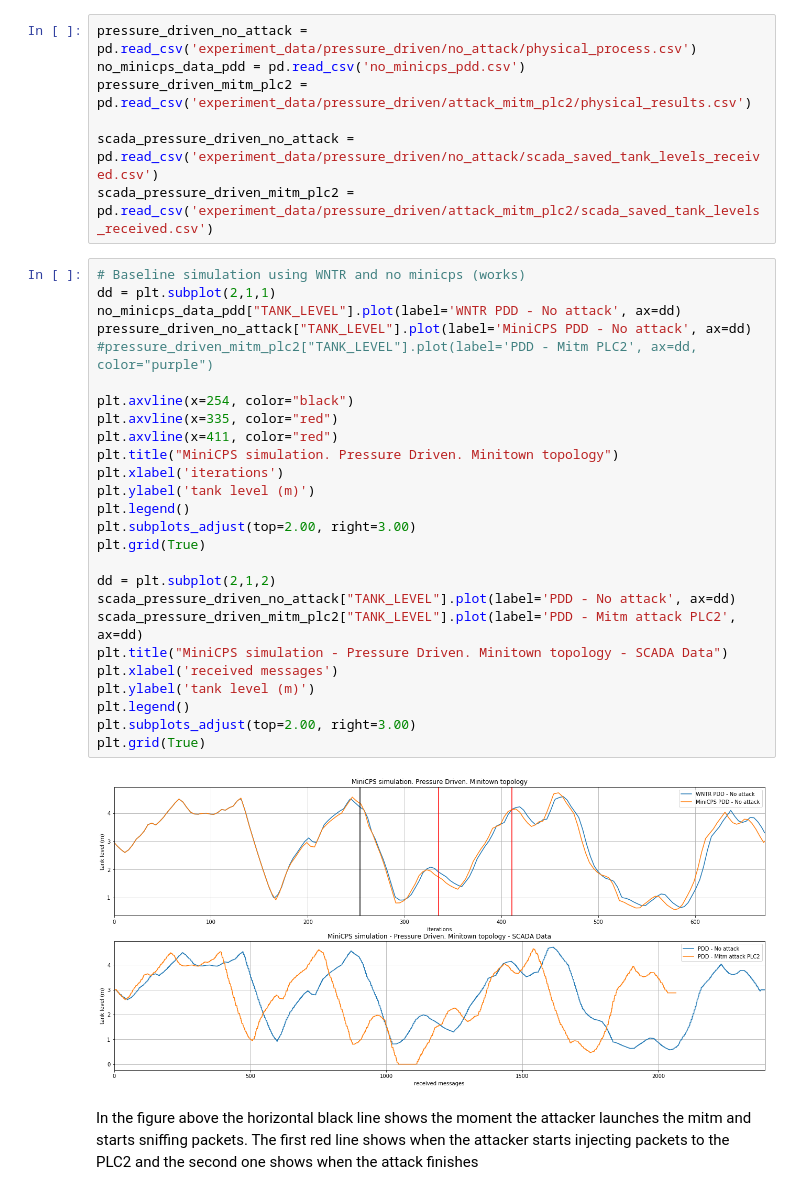
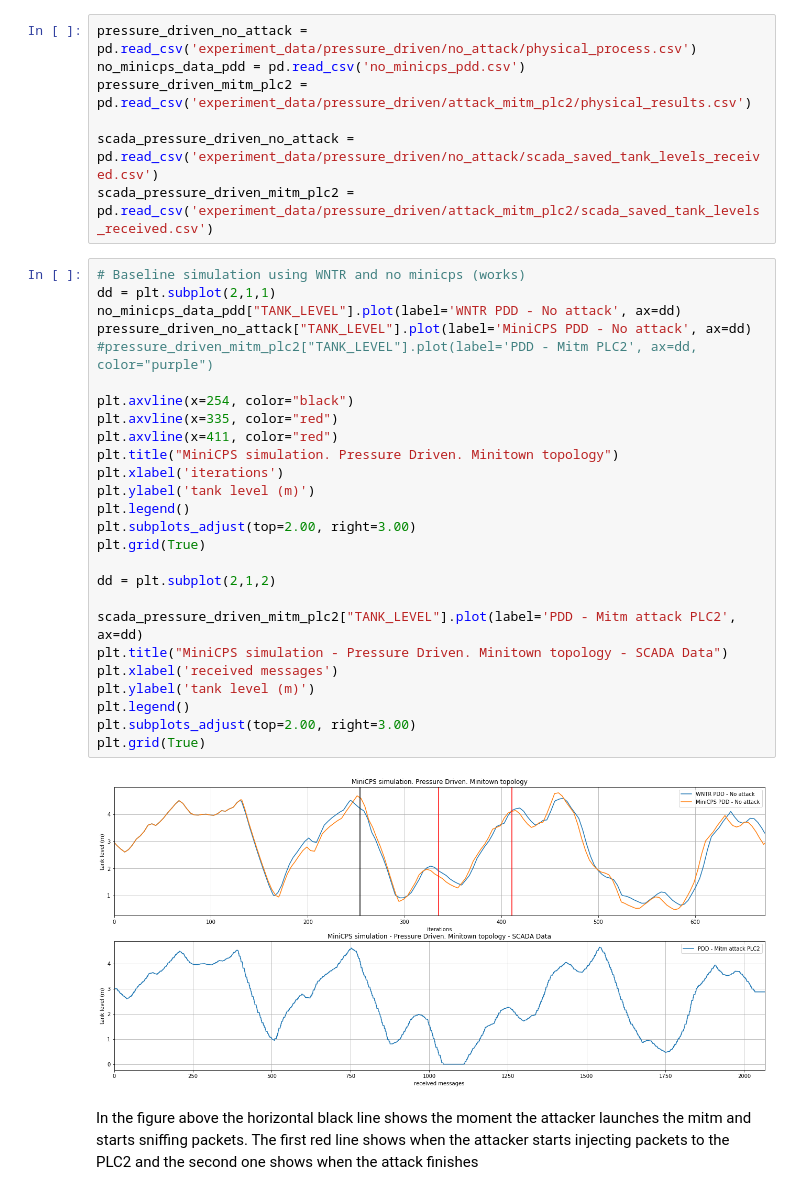
Before and after one commit to Critical-Infrastructure-Systems-Lab/DHALSIM, a Jupyter notebook: Jupyter_notebooks/minitown_experiments_mitm_plc2.ipynb, the cells around one changed output. Cells and saved outputs as stored; diff of their text form.

```diff
--- a/Jupyter_notebooks/minitown_experiments_mitm_plc2.ipynb
+++ b/Jupyter_notebooks/minitown_experiments_mitm_plc2.ipynb
@@ -122,31 +122,31 @@ scada_pressure_driven_mitm_plc2 = pd.read_csv('experiment_data/pressure_driven/a
 # %%
 # Baseline simulation using WNTR and no minicps (works)
 dd = plt.subplot(2,1,1)
 no_minicps_data_pdd["TANK_LEVEL"].plot(label='WNTR PDD - No attack', ax=dd)
 pressure_driven_no_attack["TANK_LEVEL"].plot(label='MiniCPS PDD - No attack', ax=dd)
 #pressure_driven_mitm_plc2["TANK_LEVEL"].plot(label='PDD - Mitm PLC2', ax=dd, color="purple")
 
 plt.axvline(x=254, color="black")
 plt.axvline(x=335, color="red")
 plt.axvline(x=411, color="red")
 plt.title("MiniCPS simulation. Pressure Driven. Minitown topology")
 plt.xlabel('iterations')
 plt.ylabel('tank level (m)')
 plt.legend()
 plt.subplots_adjust(top=2.00, right=3.00)
 plt.grid(True)
 
 dd = plt.subplot(2,1,2)
-scada_pressure_driven_no_attack["TANK_LEVEL"].plot(label='PDD - No attack', ax=dd)
+
 scada_pressure_driven_mitm_plc2["TANK_LEVEL"].plot(label='PDD - Mitm attack PLC2', ax=dd)
 plt.title("MiniCPS simulation - Pressure Driven. Minitown topology - SCADA Data")
 plt.xlabel('received messages')
 plt.ylabel('tank level (m)')
 plt.legend()
 plt.subplots_adjust(top=2.00, right=3.00)
 plt.grid(True)
 # %% [output]
-[figure, old version]
+[figure, new version]
 # %% [markdown]
 In the figure above the horizontal black line shows the moment the attacker launches the mitm and starts sniffing packets. The first red line shows when the attacker starts injecting packets to the PLC2 and the second one shows when the attack finishes
 # %%
```
Also changed, not shown: 26 other files.
